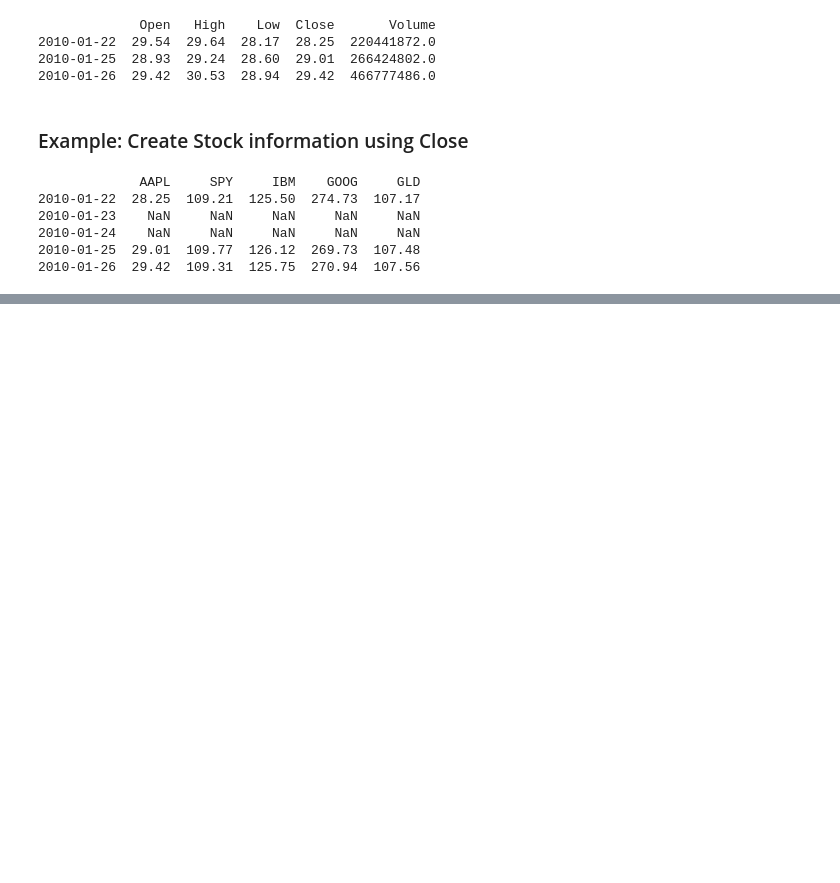
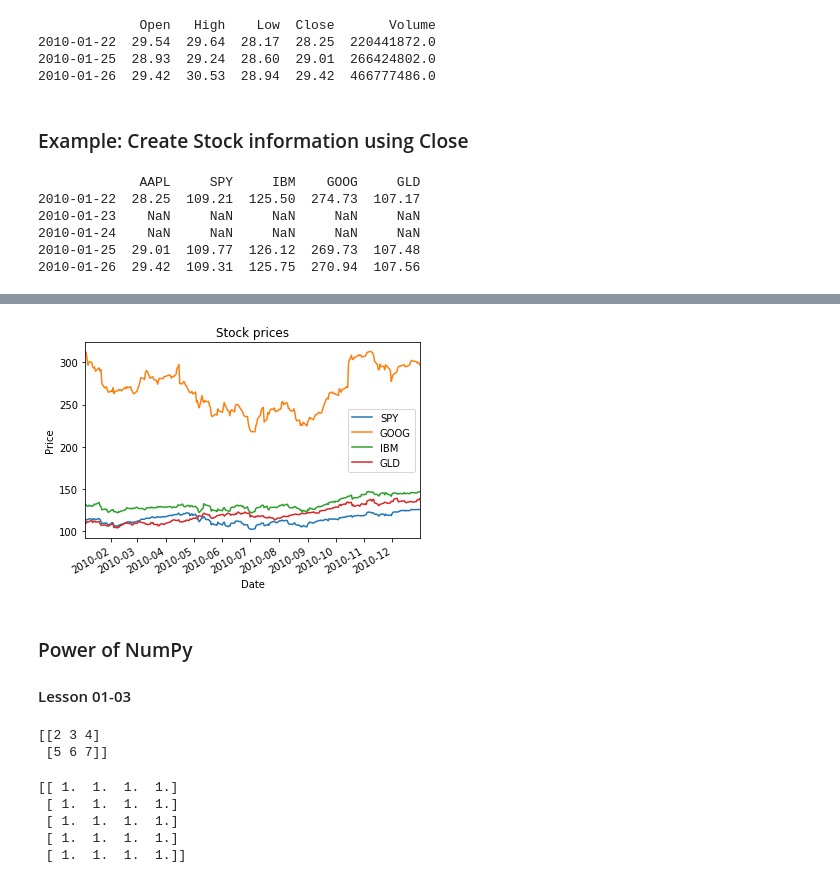
Before and after one commit to kmalhan/ml_trade, a Jupyter notebook: read_stock_data.ipynb, the cells around one changed output, grey strips where cells are left out. Saved outputs shown, nothing was run; the diff lists cells and outputs as text; code cells hidden in the pictures; blank space fills up the shorter version.

Commit message:
Added Lesson 1-2 and 1-3

```diff
--- a/read_stock_data.ipynb
+++ b/read_stock_data.ipynb
@@ -119,0 +151,24 @@ print(df1)
+# %%
+def get_data(symbols, dates):
+    """Read stock data (close) for given symbols for given period of time"""
+    df = pd.DataFrame(index=dates)
+    if 'SPY' not in symbols:  # add SPY for reference, if absent
+        symbols.insert(0, 'SPY')
+
+    for symbol in symbols:
+        # TODO: Read and join data for each symbol
+        temp_df = pd.read_csv(symbol_to_path(symbol), index_col='Date',
+                         parse_dates=True, usecols=['Date', 'Close'],
+                         na_values=['nan'])
+        temp_df = temp_df.rename(columns={'Close': symbol})
+        df = df.join(temp_df, how='inner')
+    return df
+# %%
+# Test function
+# Define a date range
+dates = pd.date_range('2010-01-1', '2010-12-31')
+# Choose stock symbols to read
+symbols = ['GOOG', 'IBM', 'GLD']
+# Get stock data
+df = get_data(symbols, dates)
+print(df)
@@ -119,0 +193,12 @@ print(df1)
+# %%
+# Plot data
+def plot_data(df, title="Stock prices"):
+    """Plot stock prices"""
+    ax = df.plot(title=title, fontsize=10)
+    ax.set_xlabel("Date")
+    ax.set_ylabel("Price")
+    plt.show()
+# %%
+plot_data(df)
+# %% [output]
+[figure, added]
@@ -119,0 +213,24 @@ print(df1)
+# %% [markdown]
+### Power of NumPy
+#### Lesson 01-03
+# %%
+# Basic notation
+#nd1[row, col]
+#nd1[row_start:row_end,col_start:col_end]
+# By using just ":", it means all row or col
+# Last row can be expressed with "-1" (Cound back from END)
+
+# Create array
+print(np.array([(2, 3, 4),(5, 6, 7)]))
+# %% [output]
+[[2 3 4]
+ [5 6 7]]
+# %%
+# Create empty array
+print(np.empty((5, 4)))
+# %% [output]
+[[ 1.  1.  1.  1.]
+ [ 1.  1.  1.  1.]
+ [ 1.  1.  1.  1.]
+ [ 1.  1.  1.  1.]
+ [ 1.  1.  1.  1.]]
```
Also changed, not shown: parts of 18 cells of this notebook, 1 other file.
